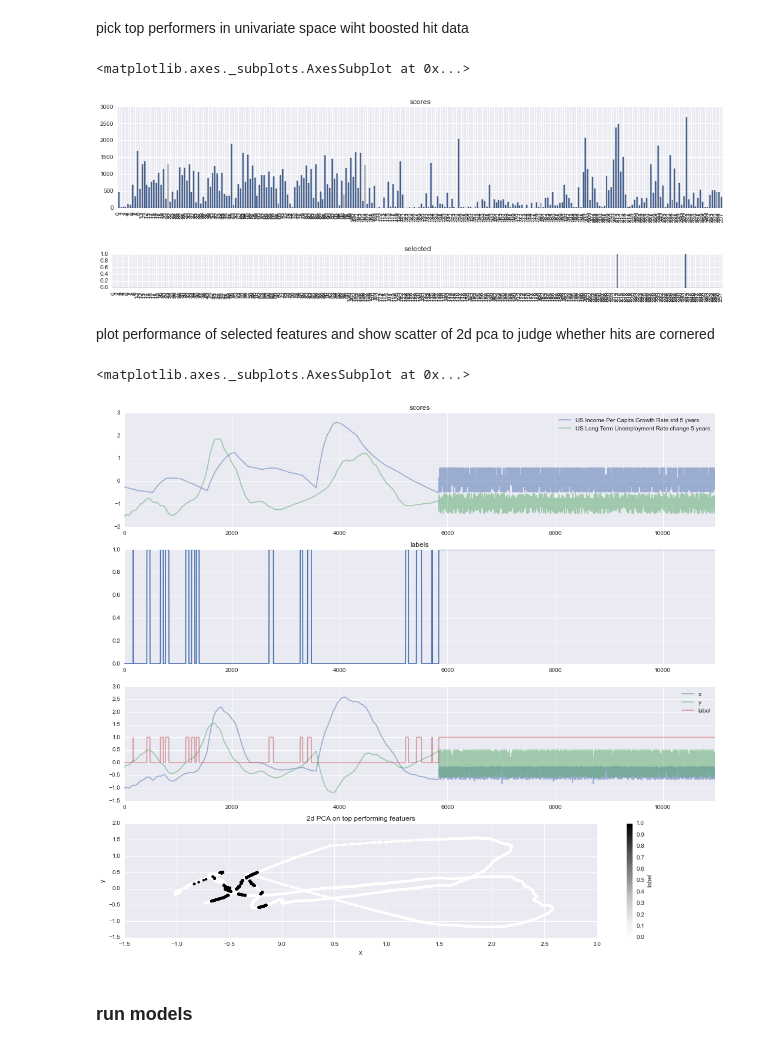
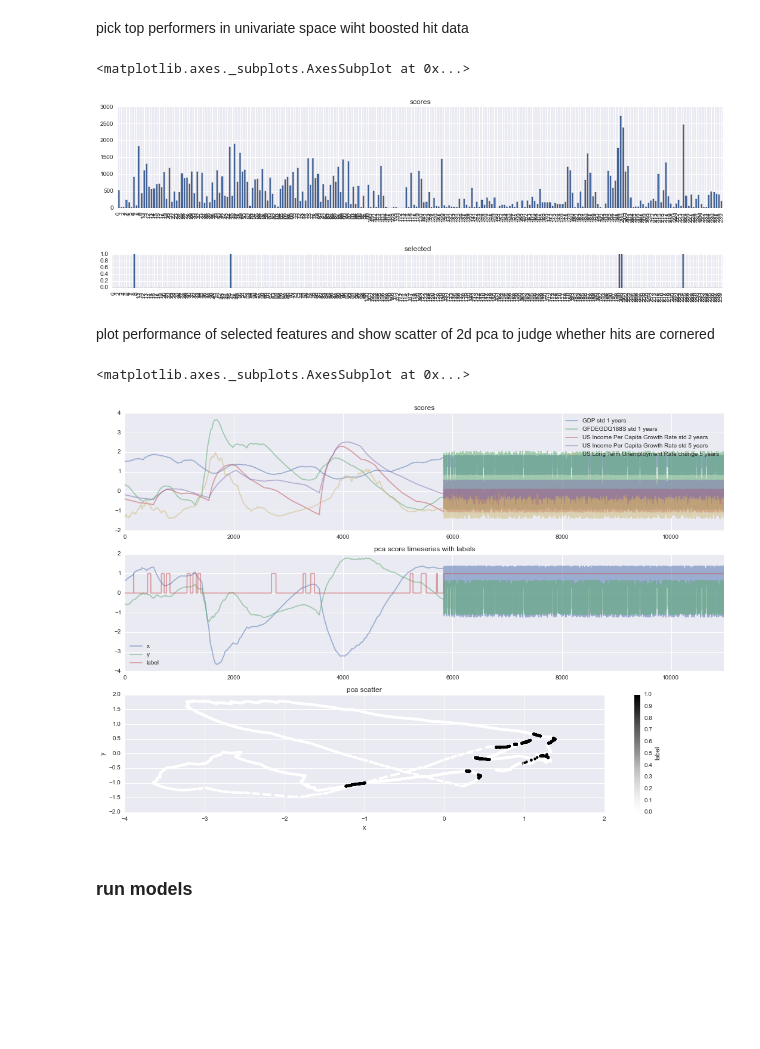
Before and after one commit to rhouck/bubble, a Jupyter notebook: notes/Model Construction.ipynb, the cells around one changed output. Drawn from its saved outputs; the diff is of its cells as text; code cells hidden in the pictures; blank space fills up the shorter version.

```diff
--- a/notes/Model Construction.ipynb
+++ b/notes/Model Construction.ipynb
@@ -144,8 +144,8 @@ features.head()
 5 rows × 325 columns
 # %%
 # time series score
-avg = pd.ewma(features, halflife=360*5, min_periods=360*2)
-std = pd.ewmstd(features, halflife=360*5, min_periods=360*2)
+avg = pd.ewma(features, halflife=360*10, min_periods=360*2)
+std = pd.ewmstd(features, halflife=360*10, min_periods=360*2)
 scores = (((features - avg) / std)
           .dropna(axis=0, how='any'))
 # %% [markdown]
@@ -164,36 +164,35 @@ scores.plot(figsize=[18,3], alpha=.2, legend=False)
 pick top performers in univariate space wiht boosted hit data
 # %%
 X_train, X_test, y_train, y_test = ml.gen_Xs_ys_split(scores, losses)
-X_train, y_train = ml.upsample_hits(X_train, y_train)
-univariate_fit = feature_selection.SelectKBest(feature_selection.f_classif, k=2).fit(X_train, y_train)
+X_train_up, y_train_up = ml.upsample_hits(X_train, y_train)
+univariate_fit = feature_selection.SelectKBest(feature_selection.f_classif, k=5).fit(X_train_up, y_train_up)
 selected_features = X_train.columns[univariate_fit.get_support()]
 pd.DataFrame(univariate_fit.scores_).plot(kind='bar', figsize=[18,3], legend=False, title="scores")
 pd.DataFrame(univariate_fit.get_support()).plot(kind='bar', figsize=[18,1], legend=False, title="selected")
 # %% [output]
 <matplotlib.axes._subplots.AxesSubplot at 0x...>
-[figure, old version]
+[figure, new version]
-[figure, old version]
+[figure, new version]
 # %% [markdown]
 plot performance of selected features and show scatter of 2d pca to judge whether hits are cornered
 # %%
-fig, axes = plt.subplots(nrows=4, figsize=[18, 16])
+fig, axes = plt.subplots(nrows=3, figsize=[18, 12])
 
-X_train_filtered = X_train[selected_features]
+X_train_up = X_train_up[selected_features]
 
-X_train_filtered.plot(title="scores", ax=axes[0], alpha=.5)
-pd.Series(y_train.values).plot(legend=False, title="labels", ax=axes[1])
+X_train_up.plot(title="scores", ax=axes[0], alpha=.5)
 
 pca = decomposition.PCA()
 pca.n_components = 2
 
-X_train_reduced = pca.fit_transform(X_train_filtered)
-z = np.append(X_train_reduced, np.vstack(y_train.values), 1)
+X_train_reduced = pca.fit_transform(X_train_up)
+z = np.append(X_train_reduced, np.vstack(y_train_up.values), 1)
 z = pd.DataFrame(data=z, columns=['x', 'y', 'label'])
-z.plot(alpha=.5, ax=axes[2])
-z.plot(kind='scatter', x='x', y='y', c='label', edgecolors='none', title="2d PCA on top performing featuers", ax=axes[3])
+z.plot(alpha=.5, ax=axes[1], title="pca score timeseries with labels")
+z.plot(kind='scatter', x='x', y='y', c='label', edgecolors='none', title="pca scatter", ax=axes[2])
 # %% [output]
 <matplotlib.axes._subplots.AxesSubplot at 0x...>
-[figure, old version]
+[figure, new version]
 # %% [markdown]
 ### run models
 # %% [markdown]
```
Also changed, not shown: parts of 18 cells of this notebook, 1 other file.
